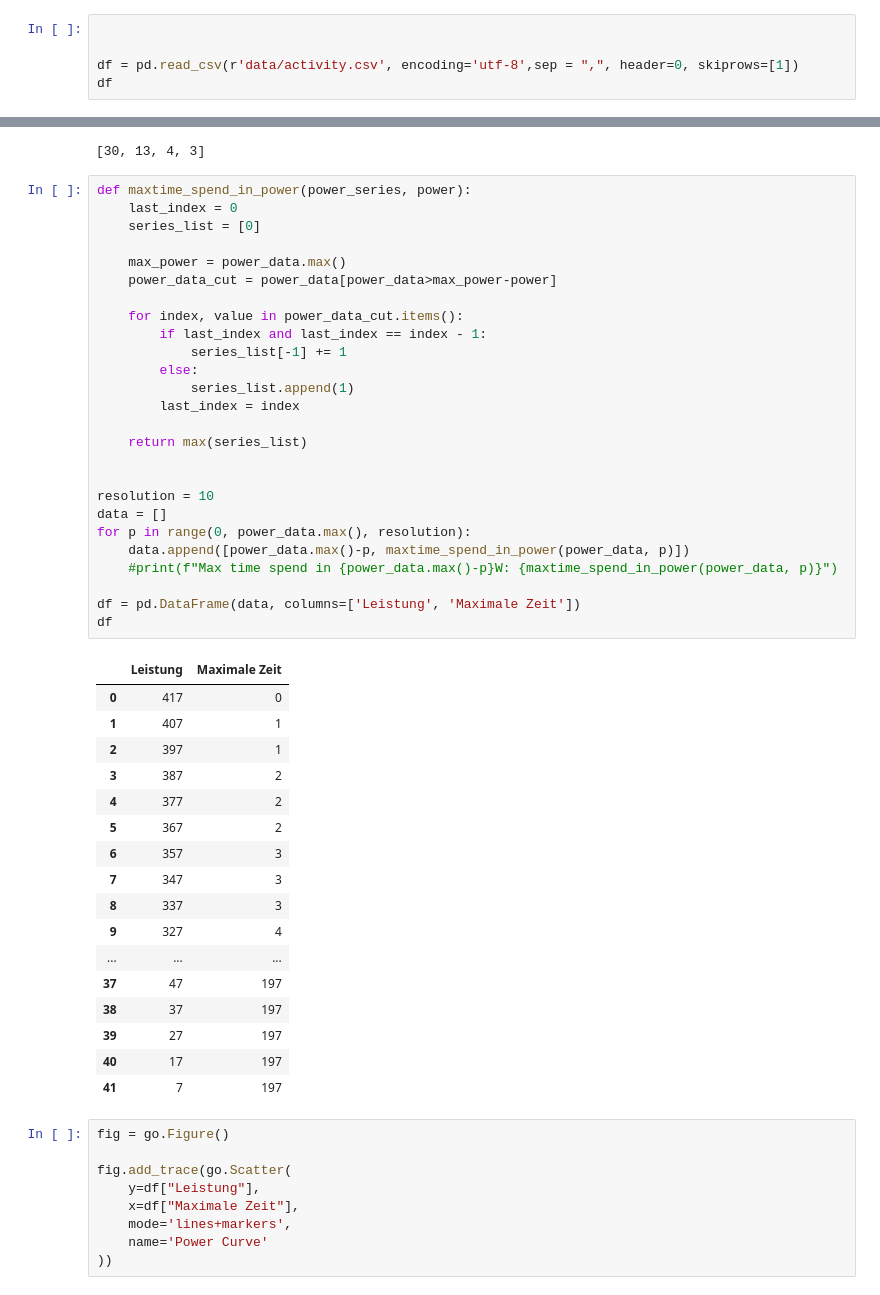
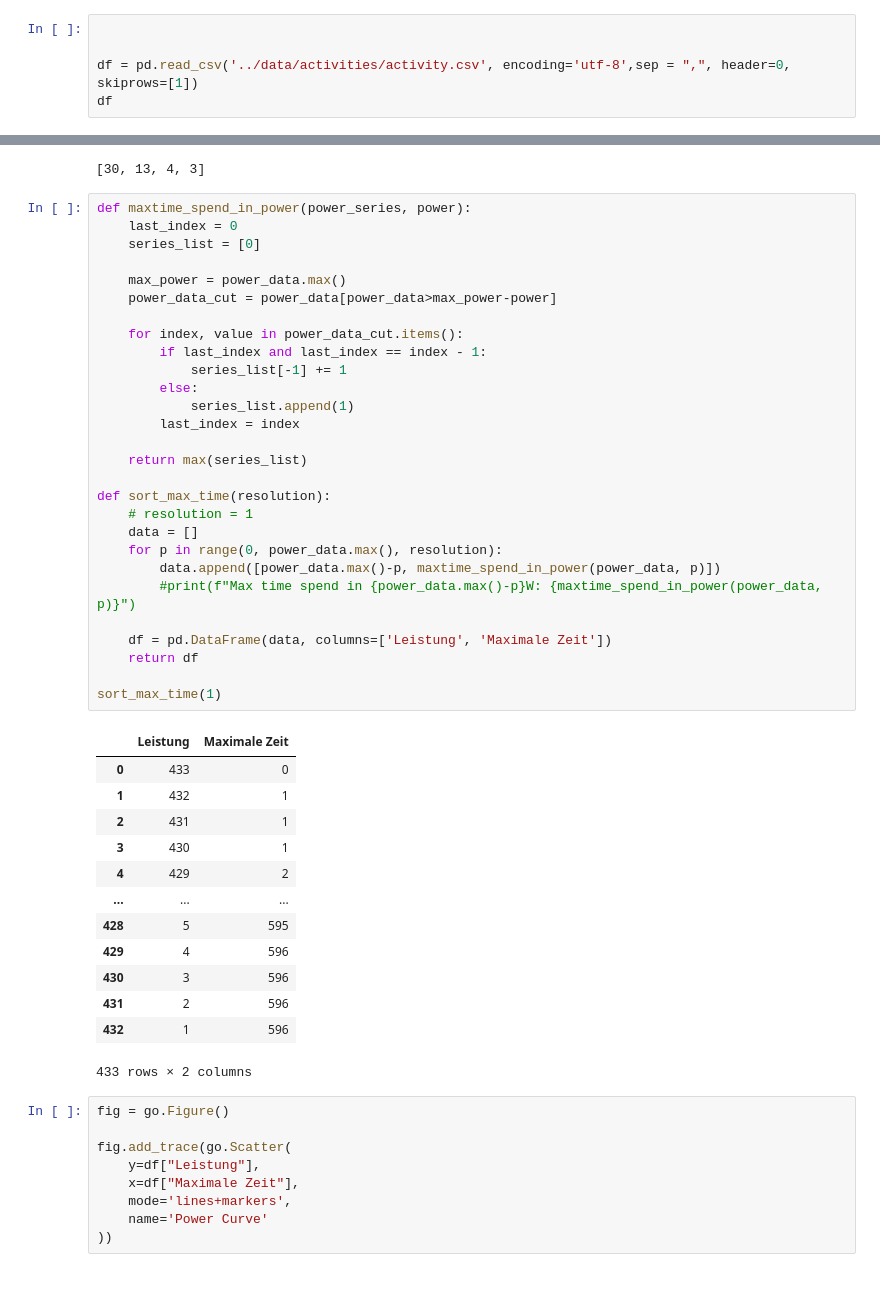
Before and after one commit to gt3431/EKG_App, a Jupyter notebook: notebooks/leistungskurve_2.ipynb, the cells around one changed output, grey strips where cells are left out. Cells and saved outputs as stored; diff of their text form.

Commit message:
implementierung der powercurve

```diff
--- a/notebooks/leistungskurve_2.ipynb
+++ b/notebooks/leistungskurve_2.ipynb
@@ -4,7 +6,7 @@ import pandas as pd
 # %%
 
 
-df = pd.read_csv(r'data/activity.csv', encoding='utf-8',sep = ",", header=0, skiprows=[1])
+df = pd.read_csv('../data/activities/activity.csv', encoding='utf-8',sep = ",", header=0, skiprows=[1])
 df
 # %% [output]
 |  | Duration | Distance | OriginalPace | HeartRate | Cadence | PowerOriginal | CalculatedPace | ... |
@@ -55,47 +57,45 @@ print(series_list)
 # %%
 def maxtime_spend_in_power(power_series, power):
     last_index = 0
     series_list = [0]
 
     max_power = power_data.max()
     power_data_cut = power_data[power_data>max_power-power]
 
     for index, value in power_data_cut.items():
         if last_index and last_index == index - 1:
             series_list[-1] += 1
         else:
             series_list.append(1)
         last_index = index
 
     return max(series_list)
 
+def sort_max_time(resolution):
+    # resolution = 1
+    data = []
+    for p in range(0, power_data.max(), resolution):
+        data.append([power_data.max()-p, maxtime_spend_in_power(power_data, p)])
+        #print(f"Max time spend in {power_data.max()-p}W: {maxtime_spend_in_power(power_data, p)}")
 
-resolution = 10
-data = []
-for p in range(0, power_data.max(), resolution):
-    data.append([power_data.max()-p, maxtime_spend_in_power(power_data, p)])
-    #print(f"Max time spend in {power_data.max()-p}W: {maxtime_spend_in_power(power_data, p)}")
+    df = pd.DataFrame(data, columns=['Leistung', 'Maximale Zeit'])
+    return df
 
-df = pd.DataFrame(data, columns=['Leistung', 'Maximale Zeit'])
-df
+sort_max_time(1)
 # %% [output]
 |  | Leistung | Maximale Zeit |
-| 0 | 417 | 0 |
-| 1 | 407 | 1 |
-| 2 | 397 | 1 |
-| 3 | 387 | 2 |
-| 4 | 377 | 2 |
-| 5 | 367 | 2 |
-| 6 | 357 | 3 |
-| 7 | 347 | 3 |
-| 8 | 337 | 3 |
-| 9 | 327 | 4 |
+| 0 | 433 | 0 |
+| 1 | 432 | 1 |
+| 2 | 431 | 1 |
+| 3 | 430 | 1 |
+| 4 | 429 | 2 |
 | ... | ... | ... |
-| 37 | 47 | 197 |
-| 38 | 37 | 197 |
-| 39 | 27 | 197 |
-| 40 | 17 | 197 |
-| 41 | 7 | 197 |
+| 428 | 5 | 595 |
+| 429 | 4 | 596 |
+| 430 | 3 | 596 |
+| 431 | 2 | 596 |
+| 432 | 1 | 596 |
+433 rows × 2 columns
 # %%
 fig = go.Figure()
 
```
Also changed, not shown: parts of 4 cells of this notebook, 2 other files.
